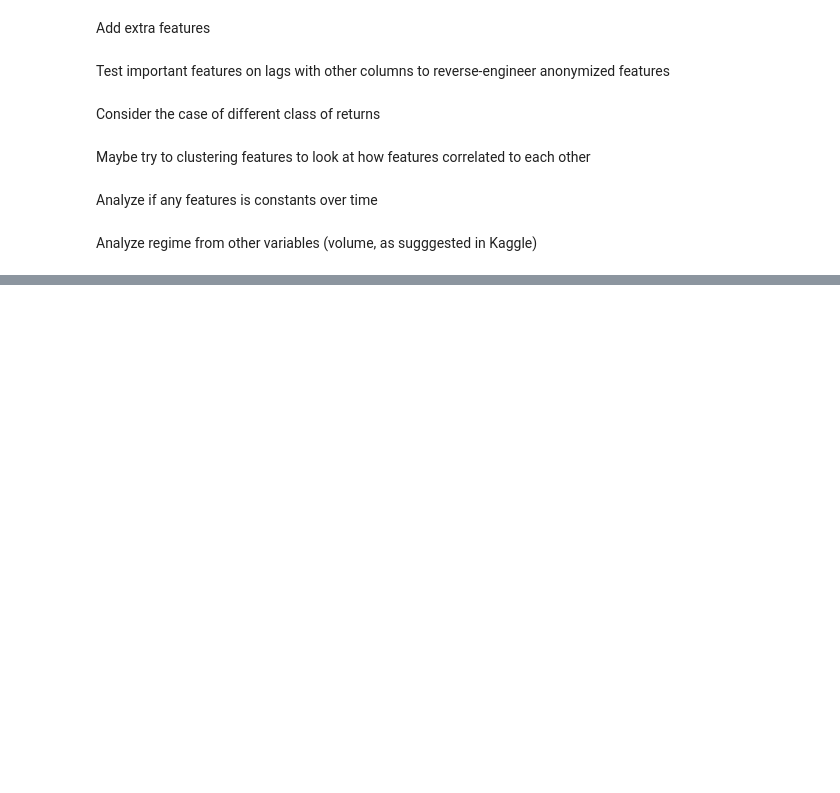
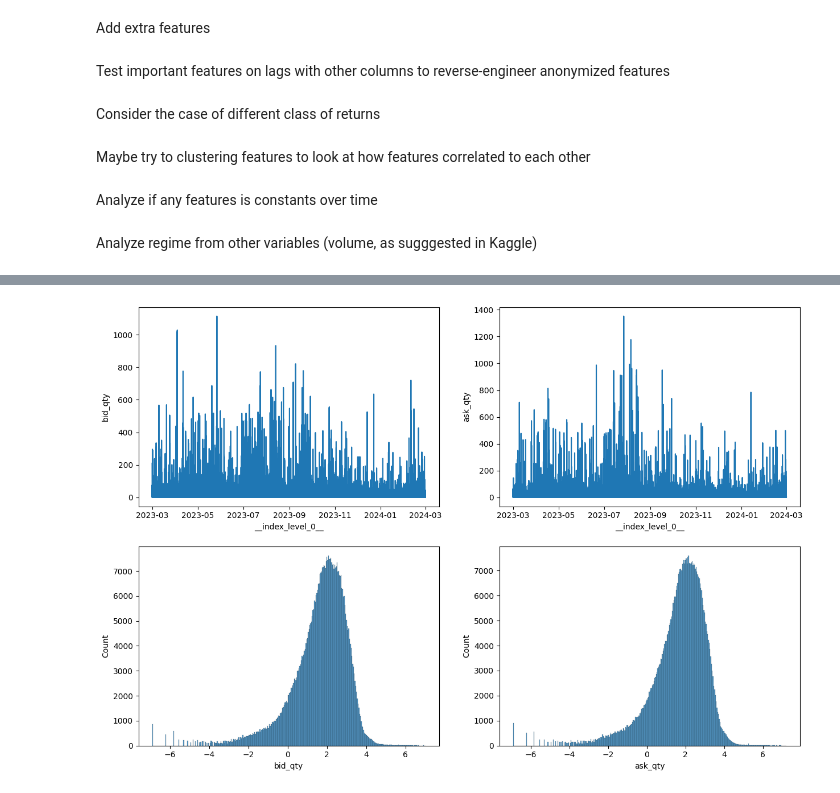
Before and after one commit to justpqa/drw-crypto-market-prediction, a Jupyter notebook: eda.ipynb, the cells around one changed output, grey strips where cells are left out. Drawn from its saved outputs; the diff is of its cells as text; code cells hidden in the pictures; blank space fills up the shorter version.

```diff
--- a/eda.ipynb
+++ b/eda.ipynb
@@ -672,0 +682,10 @@ sns.histplot(data = volume_over_time, x = "volume")
+# %%
+bid_ask_over_time = train_df.select(["__index_level_0__", "bid_qty", "ask_qty"]).collect().to_pandas()
+fig, ax = plt.subplots(figsize=(15, 10), nrows = 2, ncols = 2)
+sns.lineplot(bid_ask_over_time, x = "__index_level_0__", y = "bid_qty", ax = ax[0][0])
+sns.lineplot(bid_ask_over_time, x = "__index_level_0__", y = "ask_qty", ax = ax[0][1])
+sns.histplot(np.log(bid_ask_over_time["bid_qty"]), ax = ax[1][0])
+sns.histplot(np.log(bid_ask_over_time["ask_qty"]), ax = ax[1][1])
+plt.show()
+# %% [output]
+[figure, added]
```
Also changed, not shown: parts of 6 cells of this notebook, 5 other files.
